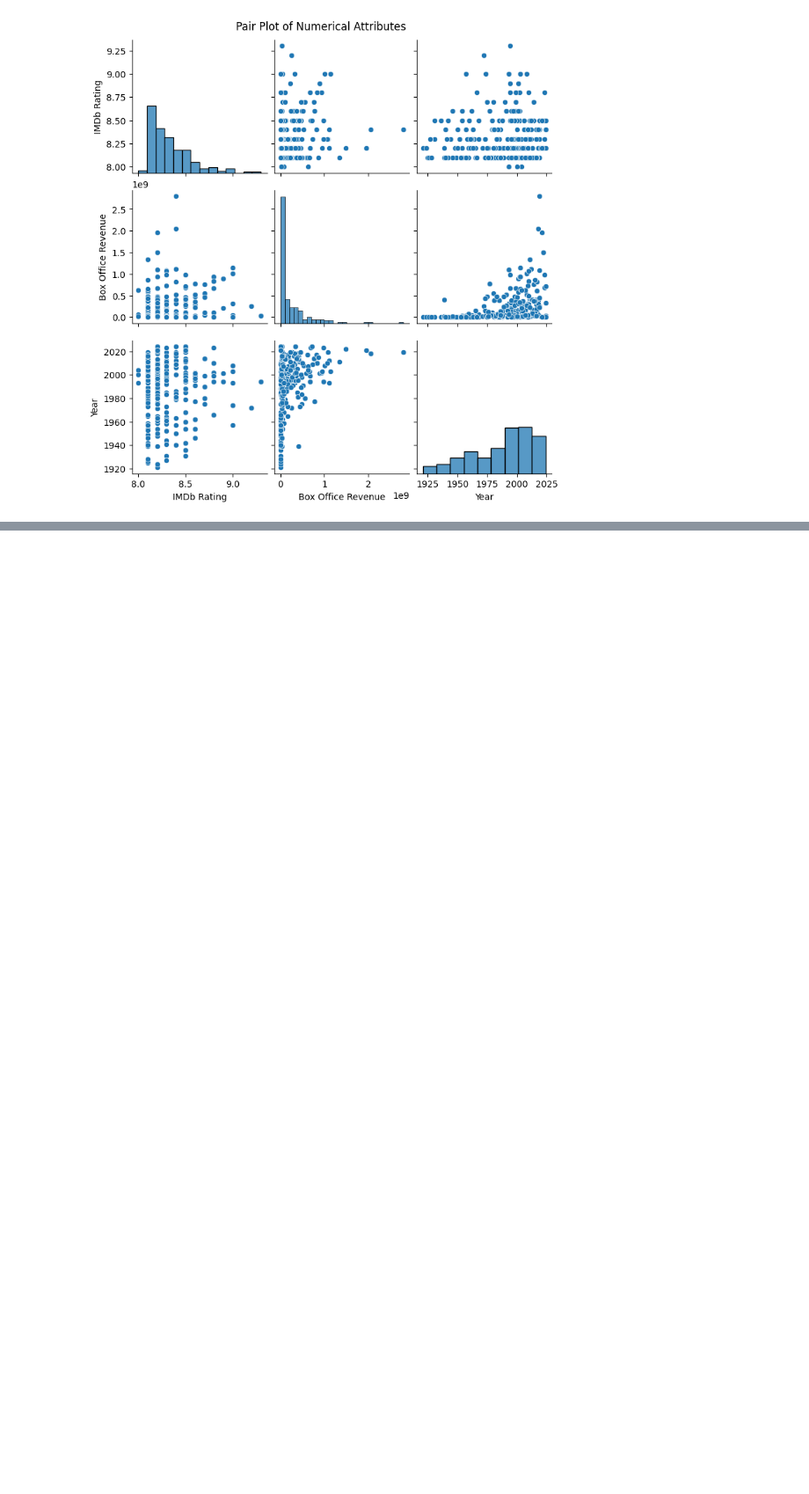
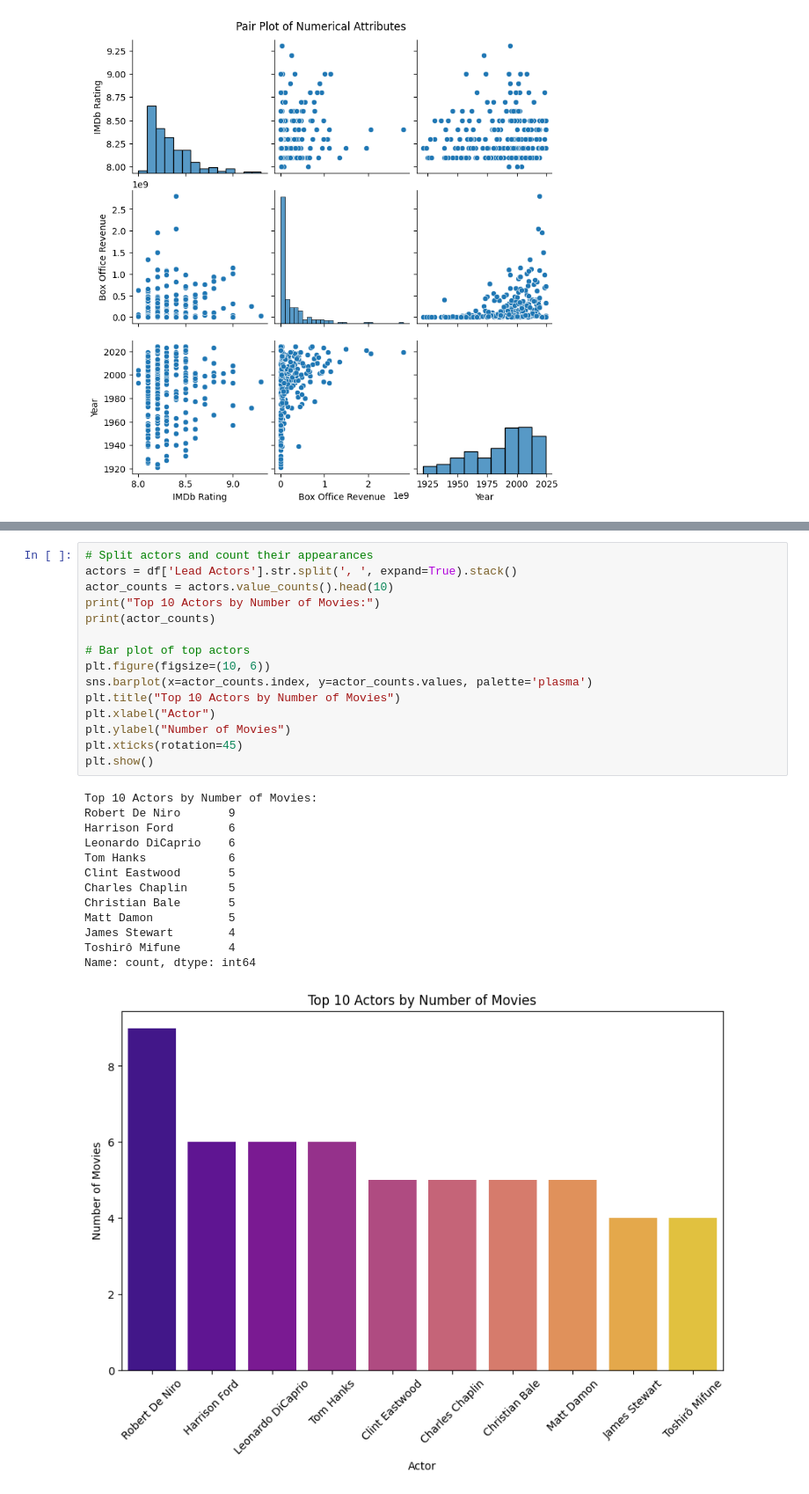
Before and after one commit to lfernando123/EDA-For-IMDbFilms, a Jupyter notebook: notebooks/eda.ipynb, the cells around one changed output, grey strips where cells are left out. Shown at 88% size. Drawn from its saved outputs; the diff is of its cells as text; blank space fills up the shorter version.

```diff
--- a/notebooks/eda.ipynb
+++ b/notebooks/eda.ipynb
@@ -391,0 +444,29 @@ plt.show()
+# %%
+# Split actors and count their appearances
+actors = df['Lead Actors'].str.split(', ', expand=True).stack()
+actor_counts = actors.value_counts().head(10)
+print("Top 10 Actors by Number of Movies:")
+print(actor_counts)
+
+# Bar plot of top actors
+plt.figure(figsize=(10, 6))
+sns.barplot(x=actor_counts.index, y=actor_counts.values, palette='plasma')
+plt.title("Top 10 Actors by Number of Movies")
+plt.xlabel("Actor")
+plt.ylabel("Number of Movies")
+plt.xticks(rotation=45)
+plt.show()
+# %% [output]
+Top 10 Actors by Number of Movies:
+Robert De Niro       9
+Harrison Ford        6
+Leonardo DiCaprio    6
+Tom Hanks            6
+Clint Eastwood       5
+Charles Chaplin      5
+Christian Bale       5
+Matt Damon           5
+James Stewart        4
+Toshirô Mifune       4
+Name: count, dtype: int64
+[figure, added]
```
Also changed, not shown: parts of 5 cells of this notebook.
